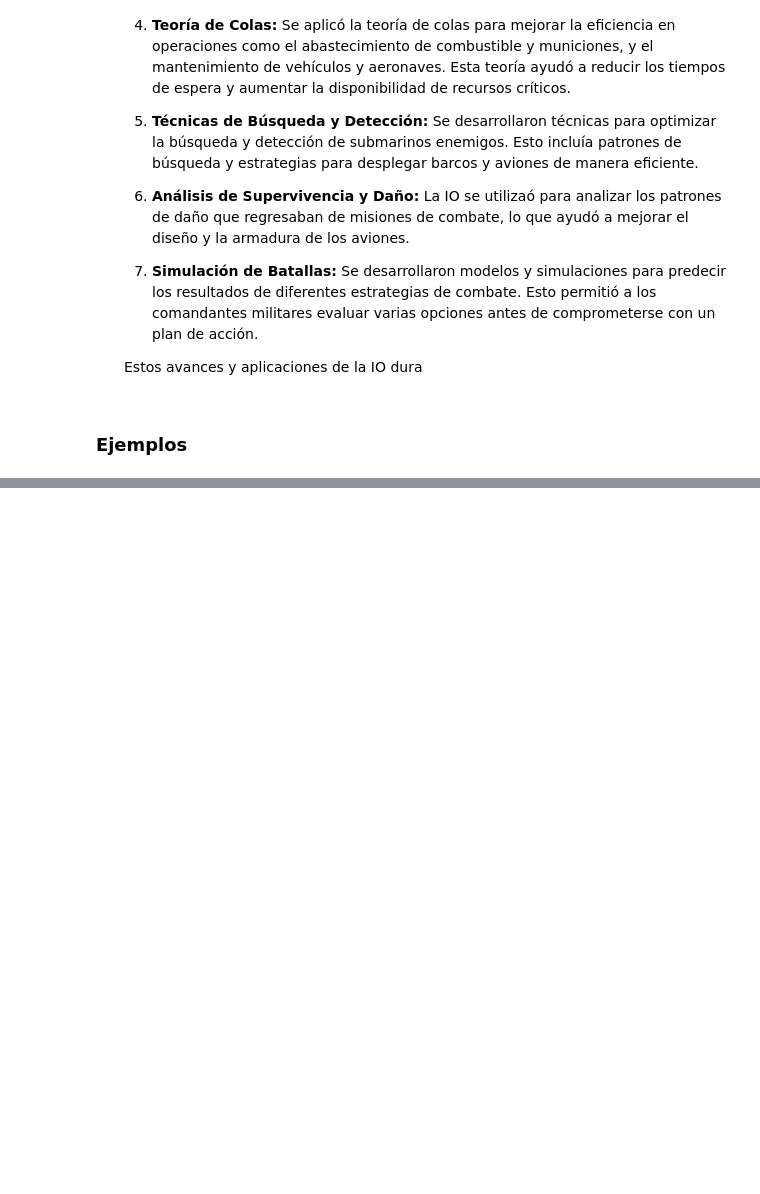
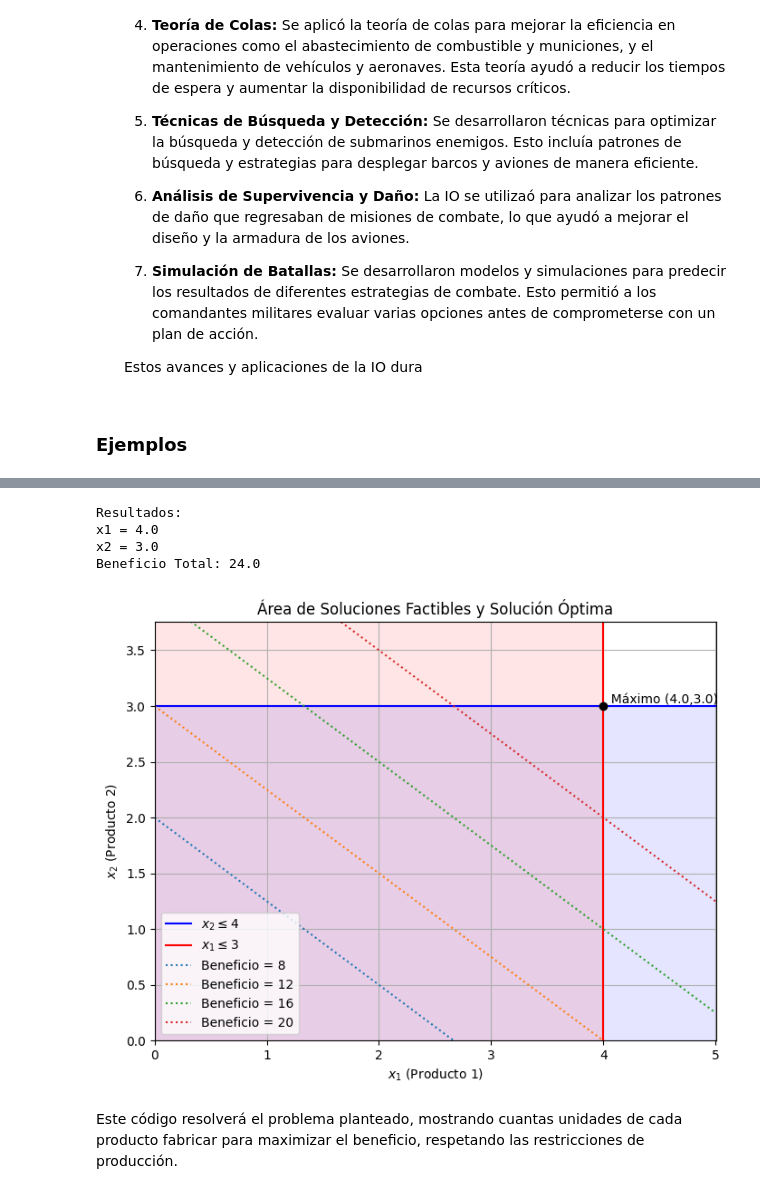
Before and after one commit to DanAndCastRod/python_DataScience, a Jupyter notebook: session13_Investigación_de_Operaciones.ipynb, the cells around one changed output, grey strips where cells are left out. Drawn from its saved outputs; the diff is of its cells as text; code cells hidden in the pictures; blank space fills up the shorter version.

```diff
--- a/session13_Investigación_de_Operaciones.ipynb
+++ b/session13_Investigación_de_Operaciones.ipynb
@@ -218,0 +431,78 @@ Entidad 12 espera 0.00 minutos
+# %%
+import pulp
+import matplotlib.pyplot as plt
+import numpy as np
+# @title Ejemplo de código usando PuLP
+# @markdown A coninuación, Definiremos cada uno de los parámetros
+# Crear un problema de maximización
+prob = pulp.LpProblem("Maximizar Beneficio", pulp.LpMaximize)
+beneficio_Producto_1 = 3 #@param
+beneficio_Producto_2 = 4 #@param
+limite_producto_1 = 4 #@param
+limite_producto_2 = 3 #@param
+# Definir variables
+x1 = pulp.LpVariable("x1", 0) # Producto 1
+x2 = pulp.LpVariable("x2", 0) # Producto 2
+
+# Función objetivo
+prob += beneficio_Producto_1 * x1 + beneficio_Producto_2 * x2, "Beneficio Total"
+
+# Restricciones
+prob += x1 <= limite_producto_1
+prob += x2 <= limite_producto_2
+
+# Resolver el problema
+prob.solve()
+
+# Imprimir resultados
+print("Resultados:")
+for v in prob.variables():
+    print(v.name, "=", v.varValue)
+
+print("Beneficio Total:", pulp.value(prob.objective))
+
+# Creando el rango de valores para x1 y x2
+x1_g = np.linspace(0, max(limite_producto_1,limite_producto_2)*1.25, 400)
+x2_g = np.linspace(0, max(limite_producto_1,limite_producto_2)*1.25, 400)
+
+# Restricciones
+x2_restriccion1 = limite_producto_2 * np.ones_like(x1_g)  # x2 <= 3
+x1_restriccion2 = limite_producto_1 * np.ones_like(x2_g)  # x1 <= 4
+
+# Creando el área de soluciones factibles
+plt.figure(figsize=(8, 6))
+
+# Restricciones y límites
+plt.plot(x1_g, x2_restriccion1, label=f'$x_2 \leq {limite_producto_1}$', color='blue')
+plt.fill_between(x1_g, 0, x2_restriccion1, alpha=0.1, color='blue')
+plt.plot(x1_restriccion2, x2_g, label=f'$x_1 \leq {limite_producto_2}$', color='red')
+plt.fill_betweenx(x2_g, 0, x1_restriccion2, alpha=0.1, color='red')
+
+# Líneas de nivel de la función objetivo
+z_values = [8, 12, 16, 20]
+for z in z_values:
+    plt.plot(x1_g, (z - beneficio_Producto_1 * x1_g) / beneficio_Producto_2, label=f'Beneficio = {z}', linestyle='dotted')
+
+# Punto óptimo (solución)
+plt.plot(x1.varValue, x2.varValue, 'ko')  # Punto negro para la solución
+plt.text(x1.varValue, x2.varValue, f'  Máximo ({x1.varValue},{x2.varValue})', verticalalignment='bottom')
+
+# Configuración del gráfico
+plt.xlim(0, limite_producto_1*1.251)
+plt.ylim(0, limite_producto_2*1.251)
+plt.xlabel('$x_1$ (Producto 1)')
+plt.ylabel('$x_2$ (Producto 2)')
+plt.title('Área de Soluciones Factibles y Solución Óptima')
+plt.legend()
+plt.grid(True)
+
+# Mostrar gráfico
+plt.show()
+# %% [output]
+Resultados:
+x1 = 4.0
+x2 = 3.0
+Beneficio Total: 24.0
+[figure, added]
+# %% [markdown]
+Este código resolverá el problema planteado, mostrando cuantas unidades de cada producto fabricar para maximizar el beneficio, respetando las restricciones de producción.
```
Also changed, not shown: parts of 15 cells of this notebook.
